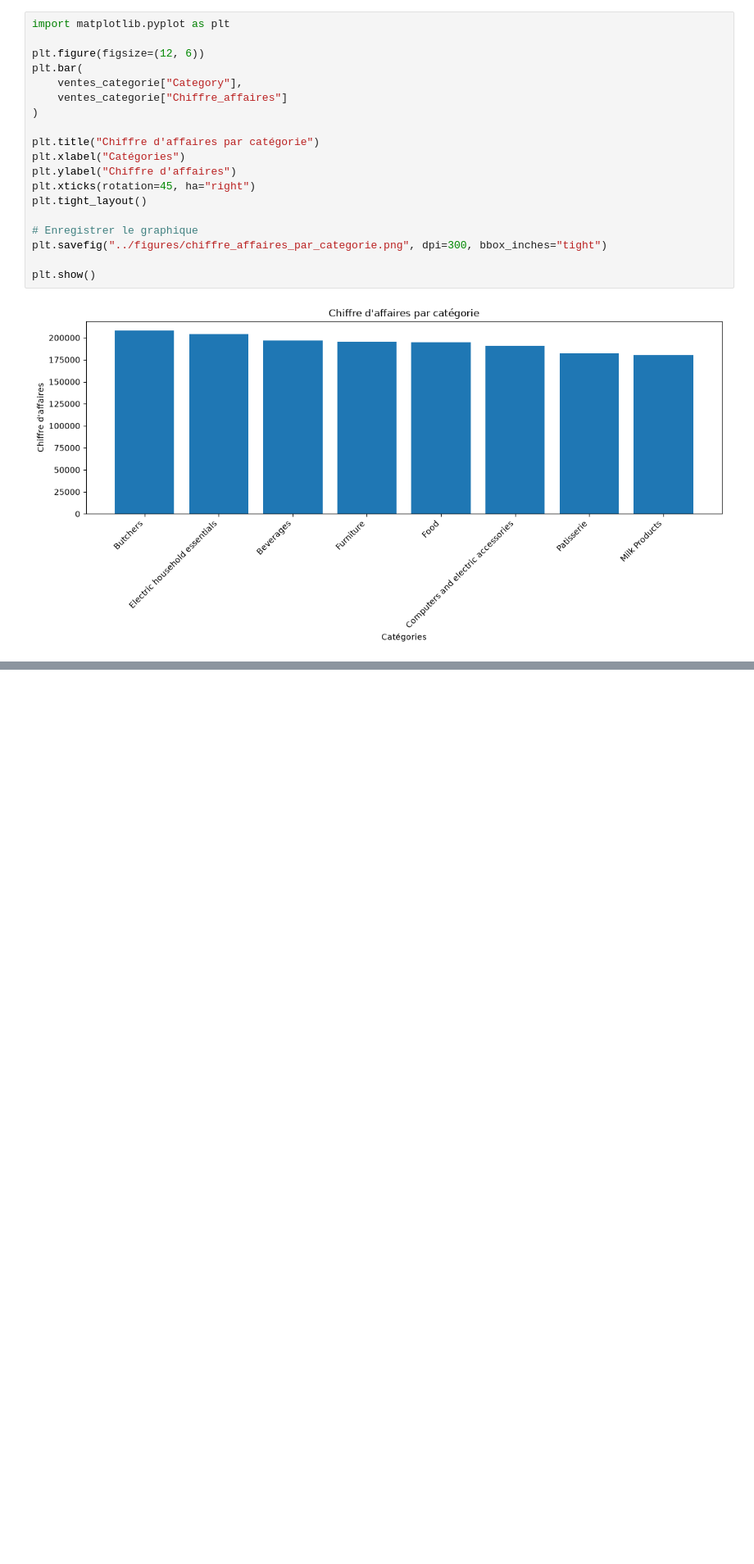
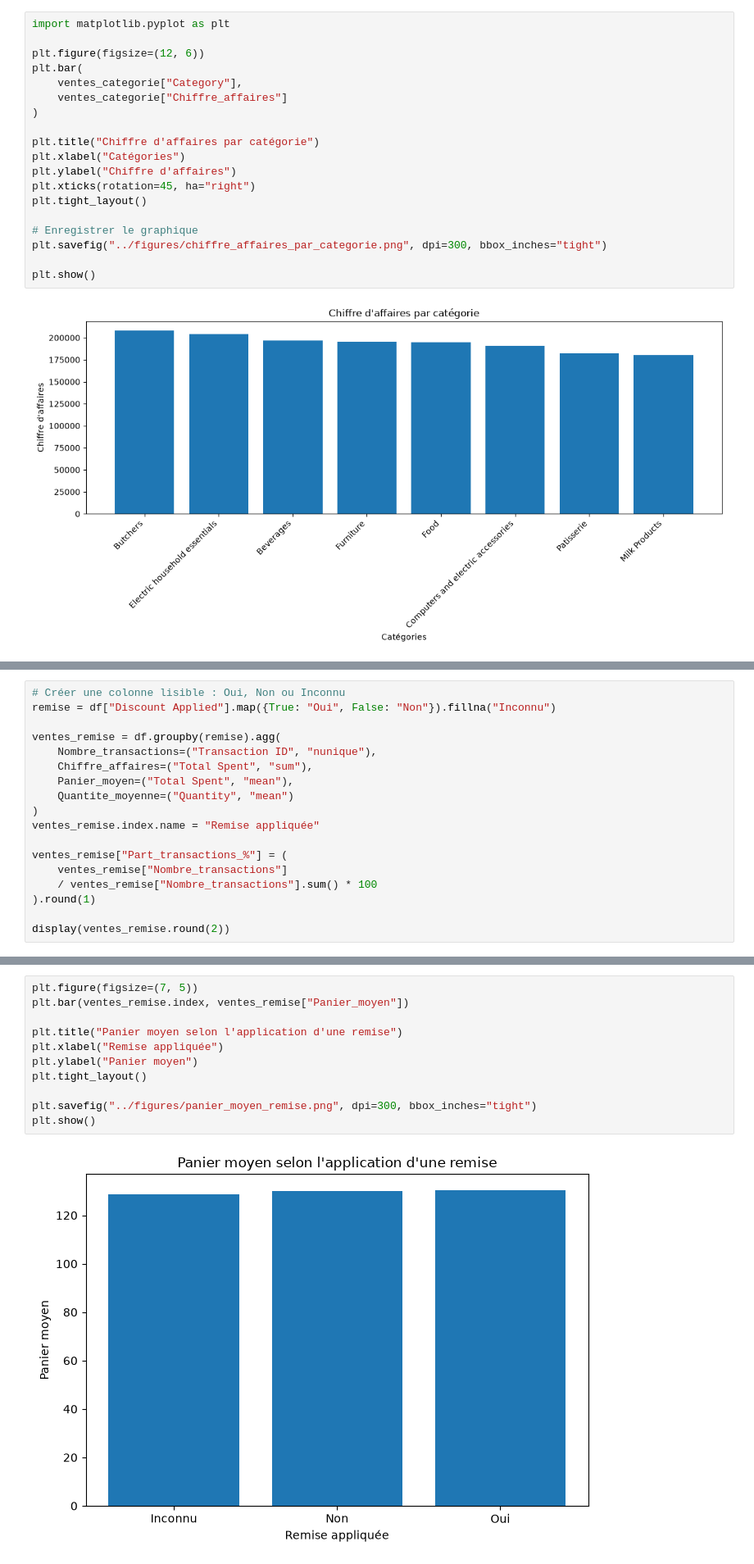
Before and after one commit to feriel-web/analyse-Retail-Store-Sales, a Jupyter notebook: projet-analyse/notebooks/03_analyse.ipynb, the cells around one changed output, grey strips where cells are left out. Shown at 82% size. Cells and saved outputs as stored; diff of their text form; blank space fills up the shorter version.

```diff
--- a/projet-analyse/notebooks/03_analyse.ipynb
+++ b/projet-analyse/notebooks/03_analyse.ipynb
@@ -111,0 +263,18 @@ plt.show()
+# %%
+# Créer une colonne lisible : Oui, Non ou Inconnu
+remise = df["Discount Applied"].map({True: "Oui", False: "Non"}).fillna("Inconnu")
+
+ventes_remise = df.groupby(remise).agg(
+    Nombre_transactions=("Transaction ID", "nunique"),
+    Chiffre_affaires=("Total Spent", "sum"),
+    Panier_moyen=("Total Spent", "mean"),
+    Quantite_moyenne=("Quantity", "mean")
+)
+ventes_remise.index.name = "Remise appliquée"
+
+ventes_remise["Part_transactions_%"] = (
+    ventes_remise["Nombre_transactions"]
+    / ventes_remise["Nombre_transactions"].sum() * 100
+).round(1)
+
+display(ventes_remise.round(2))
@@ -111,0 +287,13 @@ plt.show()
+# %%
+plt.figure(figsize=(7, 5))
+plt.bar(ventes_remise.index, ventes_remise["Panier_moyen"])
+
+plt.title("Panier moyen selon l'application d'une remise")
+plt.xlabel("Remise appliquée")
+plt.ylabel("Panier moyen")
+plt.tight_layout()
+
+plt.savefig("../figures/panier_moyen_remise.png", dpi=300, bbox_inches="tight")
+plt.show()
+# %% [output]
+[figure, added]
```
Also changed, not shown: parts of 21 cells of this notebook, 8 other files.
